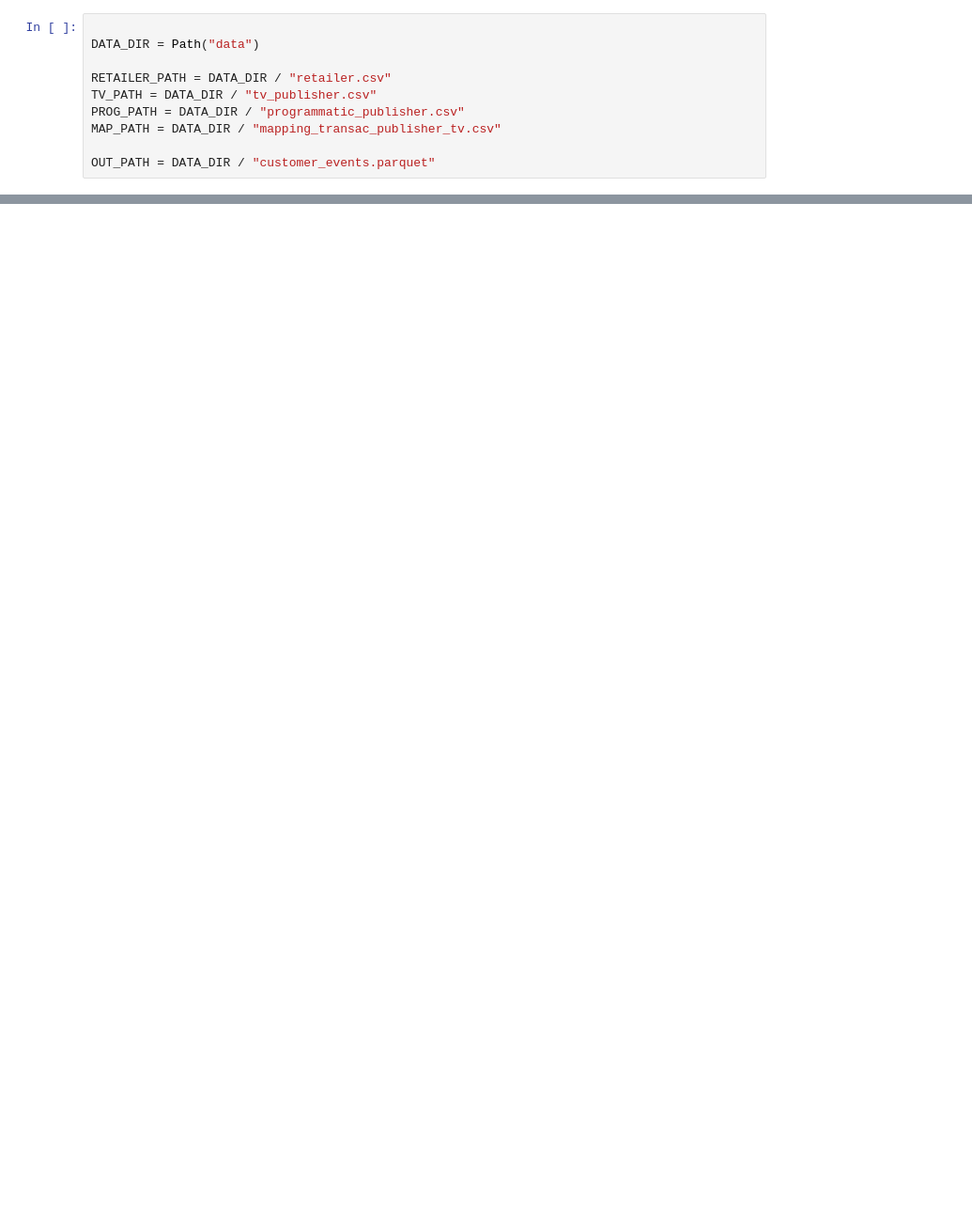
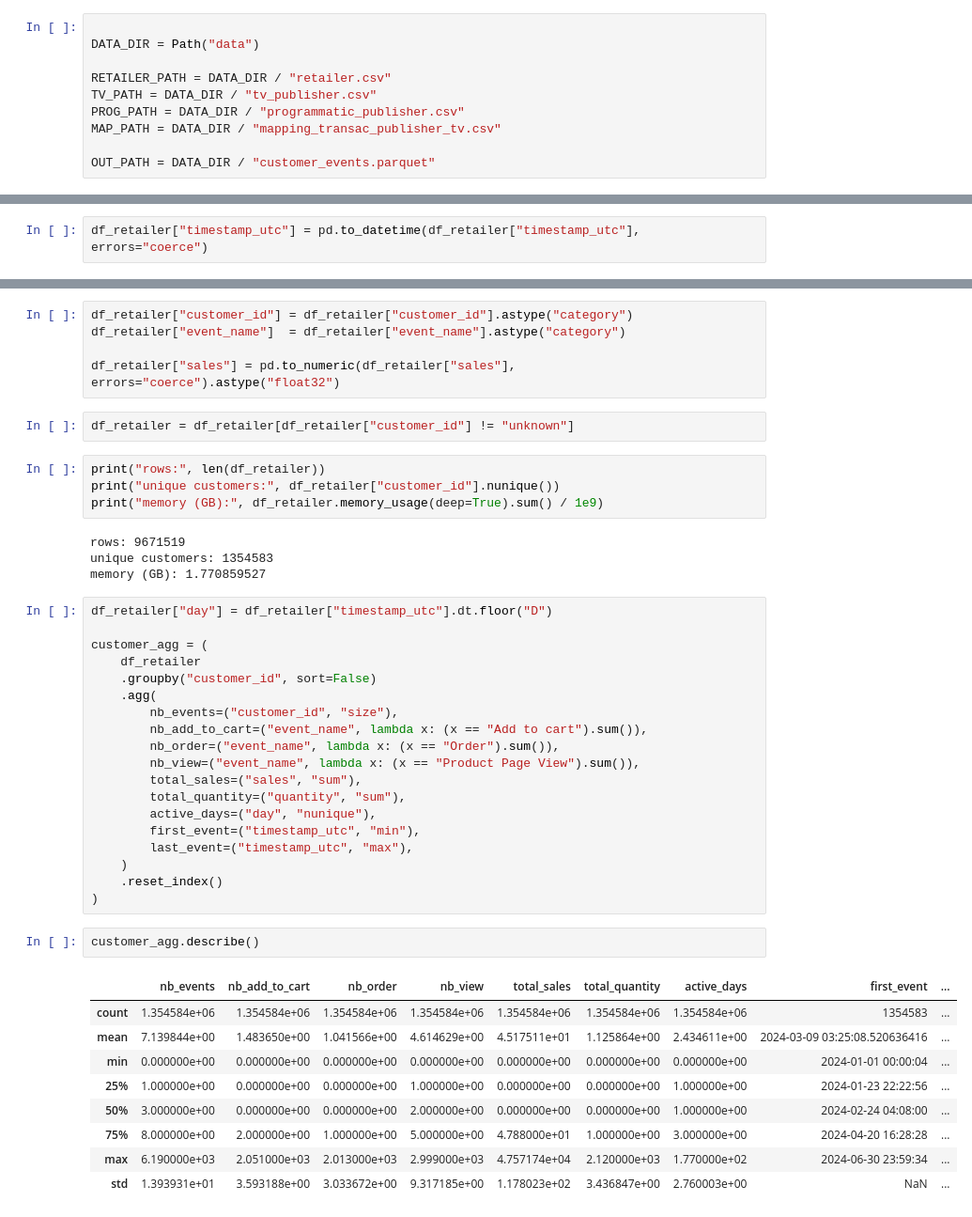
Before and after one commit to DomNoutsGit/Business_Data_Case, a Jupyter notebook: build_customer_events.ipynb, the cells around one changed output, grey strips where cells are left out. Shown at 94% size. Drawn from its saved outputs; the diff is of its cells as text; blank space fills up the shorter version.

```diff
--- a/build_customer_events.ipynb
+++ b/build_customer_events.ipynb
@@ -170,0 +62,2 @@ print("tv join rows:", tv_join_rows.item())
+# %%
+df_retailer["timestamp_utc"] = pd.to_datetime(df_retailer["timestamp_utc"], errors="coerce")
@@ -170,0 +68,46 @@ print("tv join rows:", tv_join_rows.item())
+# %%
+df_retailer["customer_id"] = df_retailer["customer_id"].astype("category")
+df_retailer["event_name"]  = df_retailer["event_name"].astype("category")
+
+df_retailer["sales"] = pd.to_numeric(df_retailer["sales"], errors="coerce").astype("float32")
+# %%
+df_retailer = df_retailer[df_retailer["customer_id"] != "unknown"]
+# %%
+print("rows:", len(df_retailer))
+print("unique customers:", df_retailer["customer_id"].nunique())
+print("memory (GB):", df_retailer.memory_usage(deep=True).sum() / 1e9)
+# %% [output]
+rows: 9671519
+unique customers: 1354583
+memory (GB): 1.770859527
+# %%
+df_retailer["day"] = df_retailer["timestamp_utc"].dt.floor("D")
+
+customer_agg = (
+    df_retailer
+    .groupby("customer_id", sort=False)
+    .agg(
+        nb_events=("customer_id", "size"),
+        nb_add_to_cart=("event_name", lambda x: (x == "Add to cart").sum()),
+        nb_order=("event_name", lambda x: (x == "Order").sum()),
+        nb_view=("event_name", lambda x: (x == "Product Page View").sum()),
+        total_sales=("sales", "sum"),
+        total_quantity=("quantity", "sum"),
+        active_days=("day", "nunique"),
+        first_event=("timestamp_utc", "min"),
+        last_event=("timestamp_utc", "max"),
+    )
+    .reset_index()
+)
+# %%
+customer_agg.describe()
+# %% [output]
+|  | nb_events | nb_add_to_cart | nb_order | nb_view | total_sales | total_quantity | active_days | first_event | ... |
+| count | 1.354584e+06 | 1.354584e+06 | 1.354584e+06 | 1.354584e+06 | 1.354584e+06 | 1.354584e+06 | 1.354584e+06 | 1354583 | ... |
+| mean | 7.139844e+00 | 1.483650e+00 | 1.041566e+00 | 4.614629e+00 | 4.517511e+01 | 1.125864e+00 | 2.434611e+00 | 2024-03-09 03:25:08.520636416 | ... |
+| min | 0.000000e+00 | 0.000000e+00 | 0.000000e+00 | 0.000000e+00 | 0.000000e+00 | 0.000000e+00 | 0.000000e+00 | 2024-01-01 00:00:04 | ... |
+| 25% | 1.000000e+00 | 0.000000e+00 | 0.000000e+00 | 1.000000e+00 | 0.000000e+00 | 0.000000e+00 | 1.000000e+00 | 2024-01-23 22:22:56 | ... |
+| 50% | 3.000000e+00 | 0.000000e+00 | 0.000000e+00 | 2.000000e+00 | 0.000000e+00 | 0.000000e+00 | 1.000000e+00 | 2024-02-24 04:08:00 | ... |
+| 75% | 8.000000e+00 | 2.000000e+00 | 1.000000e+00 | 5.000000e+00 | 4.788000e+01 | 1.000000e+00 | 3.000000e+00 | 2024-04-20 16:28:28 | ... |
+| max | 6.190000e+03 | 2.051000e+03 | 2.013000e+03 | 2.999000e+03 | 4.757174e+04 | 2.120000e+03 | 1.770000e+02 | 2024-06-30 23:59:34 | ... |
+| std | 1.393931e+01 | 3.593188e+00 | 3.033672e+00 | 9.317185e+00 | 1.178023e+02 | 3.436847e+00 | 2.760003e+00 | NaN | ... |
```
Also changed, not shown: parts of 54 cells of this notebook.
